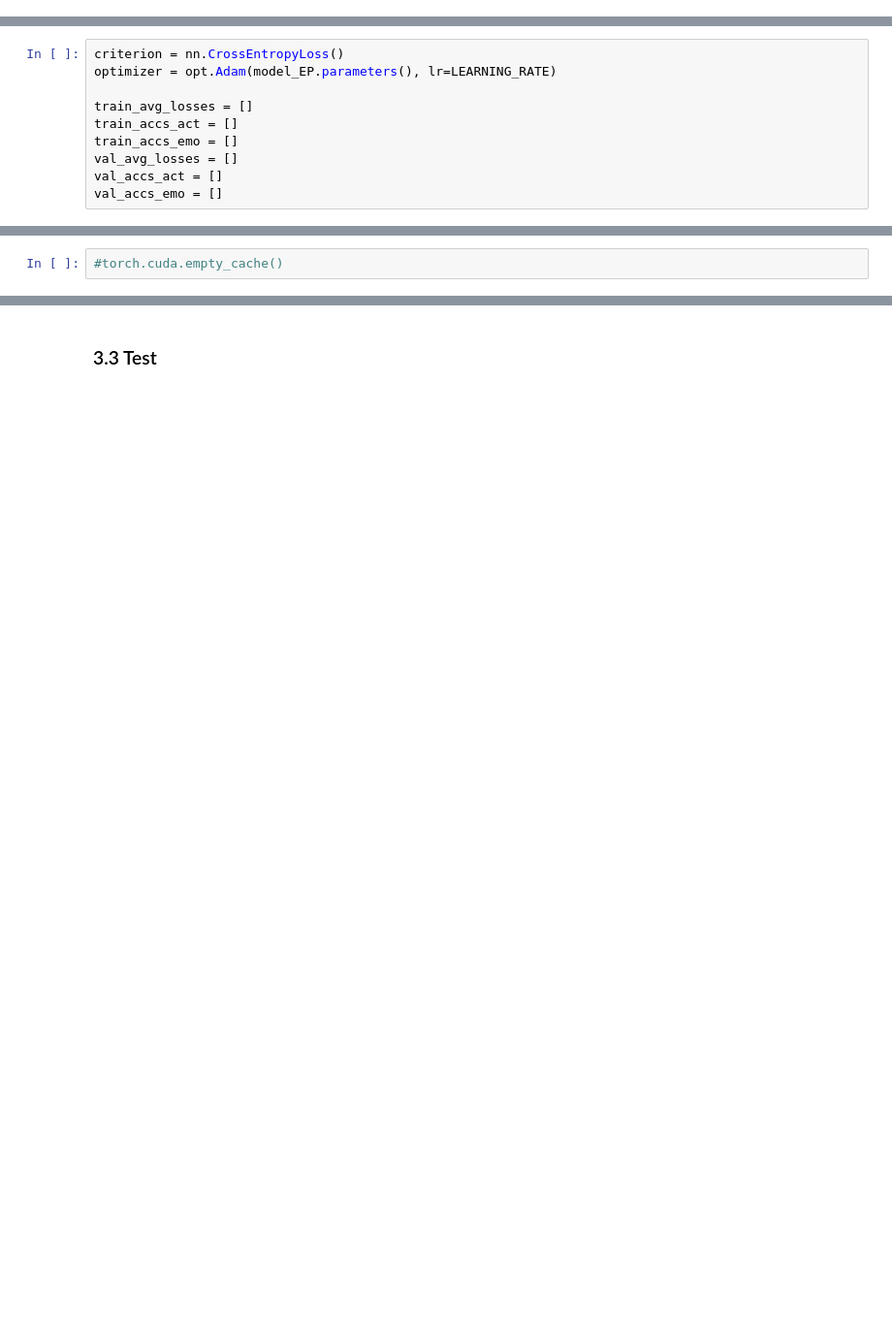
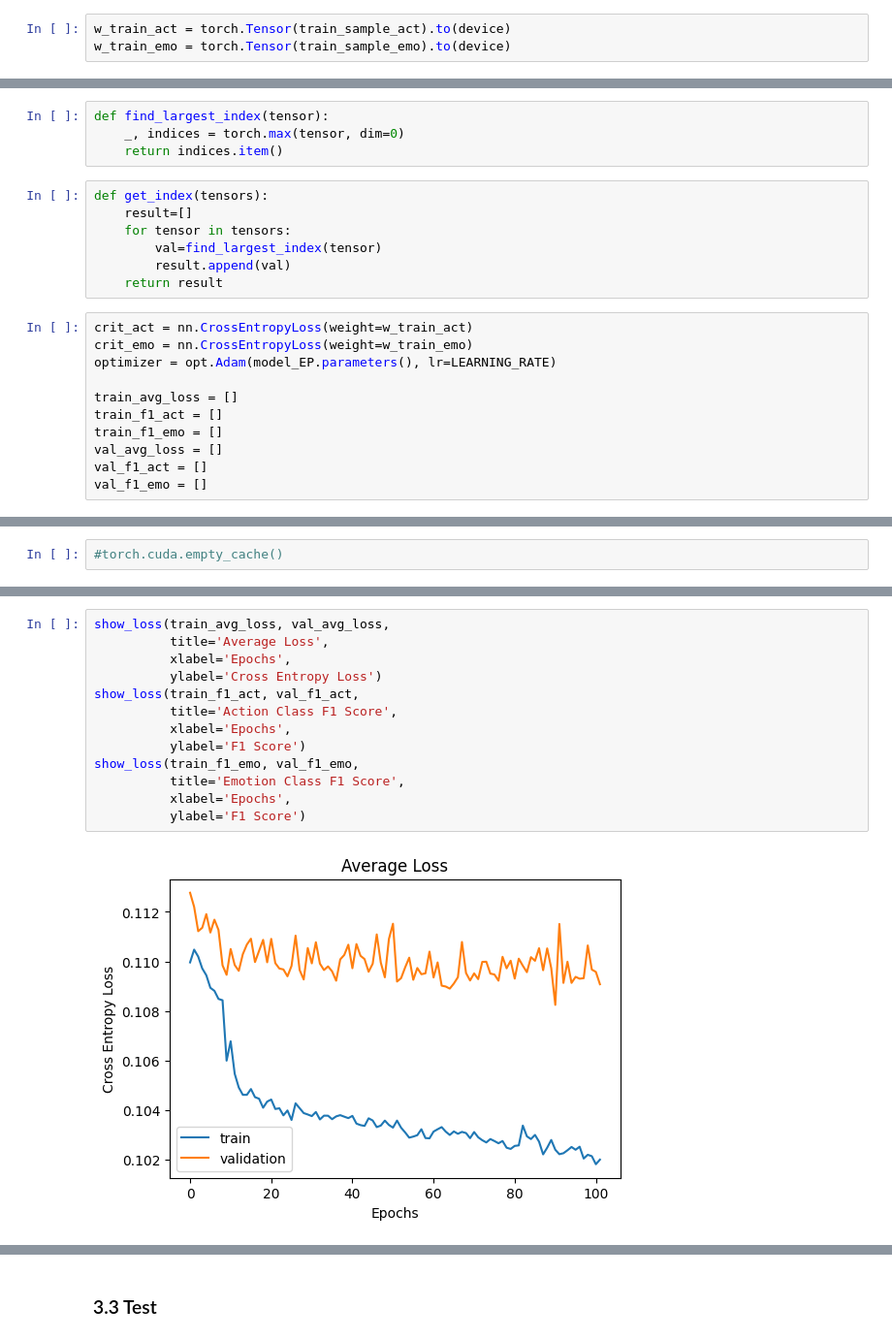
Before and after one commit to suin00h/motion-to-emotion, a Jupyter notebook: EP Model Designing.ipynb, the cells around one changed output, grey strips where cells are left out. Shown: that part at 97% size. Drawn from its saved outputs; the diff is of its cells as text; blank space fills up the shorter version.

```diff
--- a/EP Model Designing.ipynb
+++ b/EP Model Designing.ipynb
@@ -179,0 +241,3 @@ model_EP = model_EP.train()
+# %%
+w_train_act = torch.Tensor(train_sample_act).to(device)
+w_train_emo = torch.Tensor(train_sample_emo).to(device)
@@ -180,12 +246,24 @@ model_EP = model_EP.train()
+# %%
+def find_largest_index(tensor):
+    _, indices = torch.max(tensor, dim=0)
+    return indices.item()
+# %%
+def get_index(tensors):
+    result=[]
+    for tensor in tensors:
+        val=find_largest_index(tensor)
+        result.append(val)
+    return result
 # %%
-criterion = nn.CrossEntropyLoss()
+crit_act = nn.CrossEntropyLoss(weight=w_train_act)
+crit_emo = nn.CrossEntropyLoss(weight=w_train_emo)
 optimizer = opt.Adam(model_EP.parameters(), lr=LEARNING_RATE)
 
-train_avg_losses = []
-train_accs_act = []
-train_accs_emo = []
-val_avg_losses = []
-val_accs_act = []
-val_accs_emo = []
+train_avg_loss = []
+train_f1_act = []
+train_f1_emo = []
+val_avg_loss = []
+val_f1_act = []
+val_f1_emo = []
 # %%
 for e in range(EPOCH):
@@ -283,0 +355,15 @@ show_loss(train_accs_emo, val_accs_emo, (6, 4))
+# %%
+show_loss(train_avg_loss, val_avg_loss,
+          title='Average Loss',
+          xlabel='Epochs',
+          ylabel='Cross Entropy Loss')
+show_loss(train_f1_act, val_f1_act,
+          title='Action Class F1 Score',
+          xlabel='Epochs',
+          ylabel='F1 Score')
+show_loss(train_f1_emo, val_f1_emo,
+          title='Emotion Class F1 Score',
+          xlabel='Epochs',
+          ylabel='F1 Score')
+# %% [output]
+[figure, added]
```
Also changed, not shown: parts of 35 cells of this notebook.
